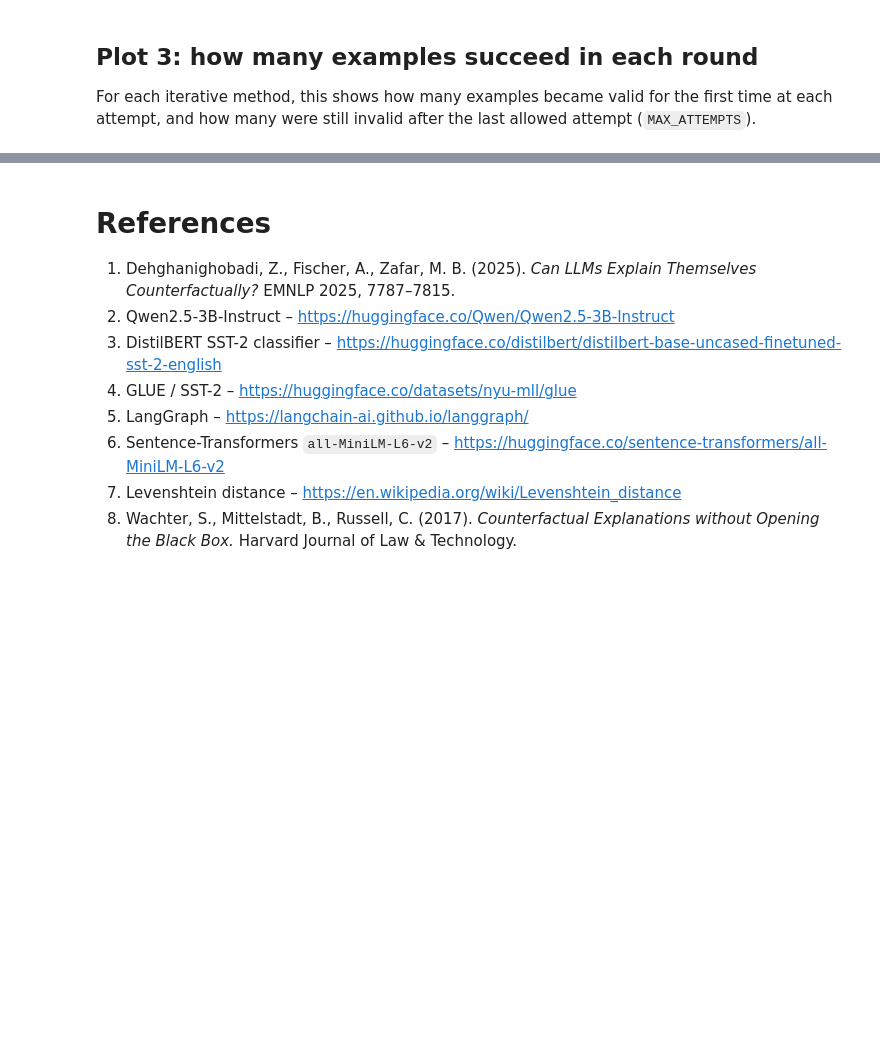
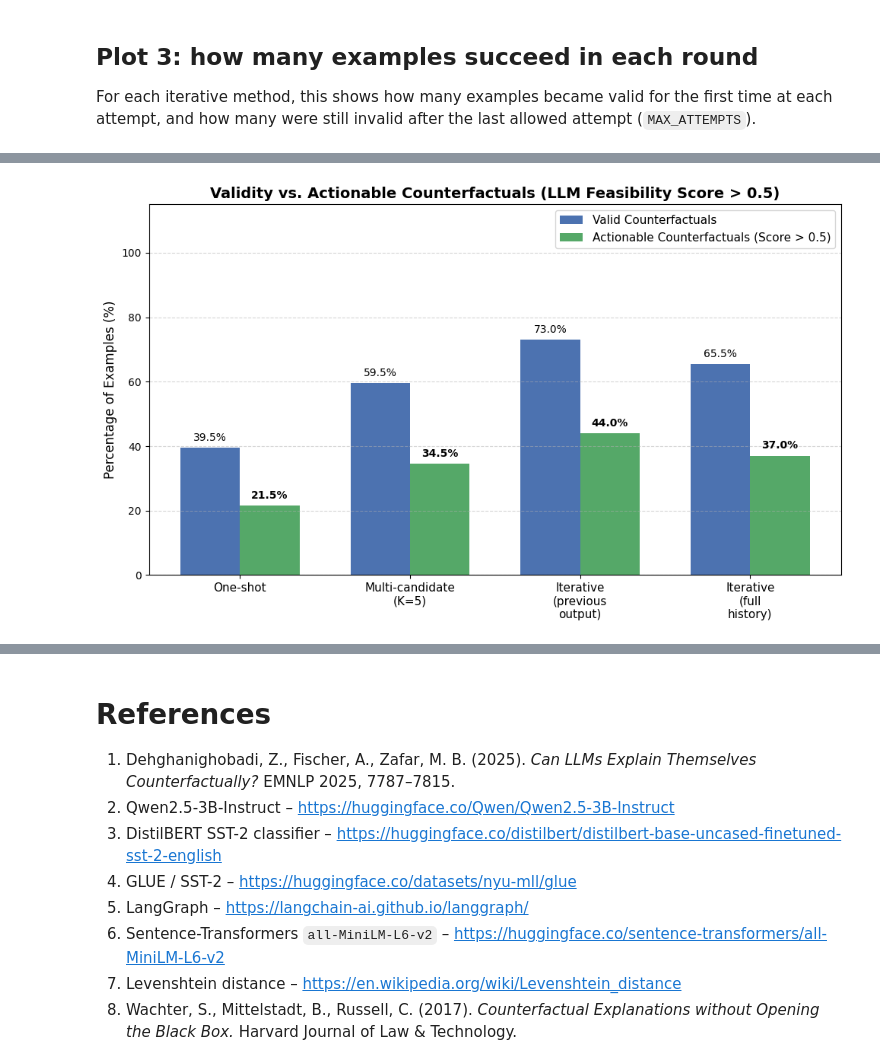
Before and after one commit to SreenathKarthick11/DS5622-Explainable-AI, a Jupyter notebook: Project/XAI_project_langgragh.ipynb, the cells around one changed output, grey strips where cells are left out. Cells and saved outputs as stored; diff of their text form; code cells hidden in the pictures; blank space fills up the shorter version.

Commit message:
added actionability feature and made run of NEVAL=200

```diff
--- a/Project/XAI_project_langgragh.ipynb
+++ b/Project/XAI_project_langgragh.ipynb
@@ -892,13 +1014,11 @@ def failed_checks(row):
 # %%
 results_q = {}
 for name, df in results.items():
-    q = add_quality_metrics(df)
-    checks = check_columns(q)
-    q["actionable"] = checks.all(axis=1)
-    q["failed_checks"] = checks.apply(failed_checks, axis=1)
-    results_q[name] = q
+    results_q[name] = add_actionability_metrics(df)
 
-pd.concat([q.assign(method=name) for name, q in results_q.items()]).to_csv("all_methods_quality.csv", index=False)
+# Save combined dataset
+pd.concat([q.assign(method=name) for name, q in results_q.items()]).to_csv("all_methods_actionability.csv", index=False)
 
-ok_all = pd.concat([q[q["valid"]] for q in results_q.values()])
-ok_all[["edit_distance", "rel_edit_distance", "semantic_sim", "ppl_ratio", "length_ratio", "judge_score", "target_confidence"]].describe().round(2)
+# Display summary statistics of scores for valid counterfactuals
+valid_cf_summary = pd.concat([q[q["valid"]] for q in results_q.values()])
+valid_cf_summary[["edit_distance", "cosine_sim", "actionability_score"]].describe().round(3)
@@ -913,39 +1035,35 @@ ok_all[["edit_distance", "rel_edit_distance", "semantic_sim", "ppl_ratio", "leng
 # %%
-def wilson(k, n, z=1.96):
-    if n == 0:
-        return 0.0, 0.0
-    p = k / n
-    d = 1 + z * z / n
-    c = (p + z * z / (2 * n)) / d
-    h = z * np.sqrt(p * (1 - p) / n + z * z / (4 * n * n)) / d
-    return 100 * (c - h), 100 * (c + h)
+method_names = list(results_q.keys())
+valid_rates = [100 * df["valid"].mean() for df in results_q.values()]
+actionable_rates = [100 * (df["actionable"]).mean() for df in results_q.values()]
 
-def extended_summary(df, name):
-    ok = df[df["valid"]]
-    n = len(df)
-    n_valid = int(df["valid"].sum())
-    n_act = int(df["actionable"].sum())
-    n_robust = int((df["valid"] & (df["target_confidence"] >= ROBUST_CONF)).sum())
-    lo, hi = wilson(n_valid, n)
-    total_tokens = (df["prompt_tokens"] + df["new_tokens"]).sum()
-    return pd.DataFrame([{
-        "Method": name,
-        "Validity (%)": 100 * n_valid / n,
-        "95% CI": f"[{lo:.1f}, {hi:.1f}]",
-        "Robust validity (%)": 100 * n_robust / n,
-        "Median edit (valid)": ok["edit_distance"].median(),
-        "Semantic sim (valid)": ok["semantic_sim"].mean(),
-        "PPL ratio (valid, median)": ok["ppl_ratio"].median(),
-        "Judge score (valid)": ok["judge_score"].mean(),
-        "Actionable validity (%)": 100 * n_act / n,
-        "Actionable | valid (%)": 100 * n_act / n_valid if n_valid else np.nan,
-        "Calls / valid CF": df["llm_calls"].sum() / n_valid if n_valid else np.nan,
-        "Tokens / valid CF": total_tokens / n_valid if n_valid else np.nan,
-        "Tokens / actionable CF": total_tokens / n_act if n_act else np.nan,
-        "Mean flip confidence (valid)": ok["target_confidence"].mean(),
-    }])
+x = np.arange(len(method_names))
+width = 0.35
 
-ext = pd.concat([extended_summary(q, name) for name, q in results_q.items()], ignore_index=True)
-ext = ext.round(2)
-ext.to_csv("summary_extended.csv", index=False)
-ext.set_index("Method").T
+fig, ax = plt.subplots(figsize=(10, 6))
+
+bars1 = ax.bar(x - width/2, valid_rates, width, label="Valid Counterfactuals", color="#4C72B0")
+bars2 = ax.bar(x + width/2, actionable_rates, width, label="Actionable Counterfactuals (Score > 0.5)", color="#55A868")
+
+ax.set_ylabel("Percentage of Examples (%)", fontsize=12)
+ax.set_title("Validity vs. Actionable Counterfactuals (LLM Feasibility Score > 0.5)", fontsize=14, fontweight="bold")
+ax.set_xticks(x)
+ax.set_xticklabels([m.replace(" ", "\n") for m in method_names], fontsize=11)
+ax.set_ylim(0, 115)
+ax.grid(axis="y", linestyle="--", alpha=0.5)
+ax.legend(fontsize=11)
+
+# Annotate bar values
+for bar in bars1:
+    yval = bar.get_height()
+    ax.text(bar.get_x() + bar.get_width()/2.0, yval + 1.5, f"{yval:.1f}%", ha="center", va="bottom", fontsize=10)
+
+for bar in bars2:
+    yval = bar.get_height()
+    ax.text(bar.get_x() + bar.get_width()/2.0, yval + 1.5, f"{yval:.1f}%", ha="center", va="bottom", fontsize=10, fontweight="bold")
+
+plt.tight_layout()
+plt.savefig("final_actionable_counterfactuals_plot.png", dpi=300, bbox_inches="tight")
+plt.show()
+# %% [output]
+[figure, added]
```
Also changed, not shown: parts of 44 cells of this notebook.
